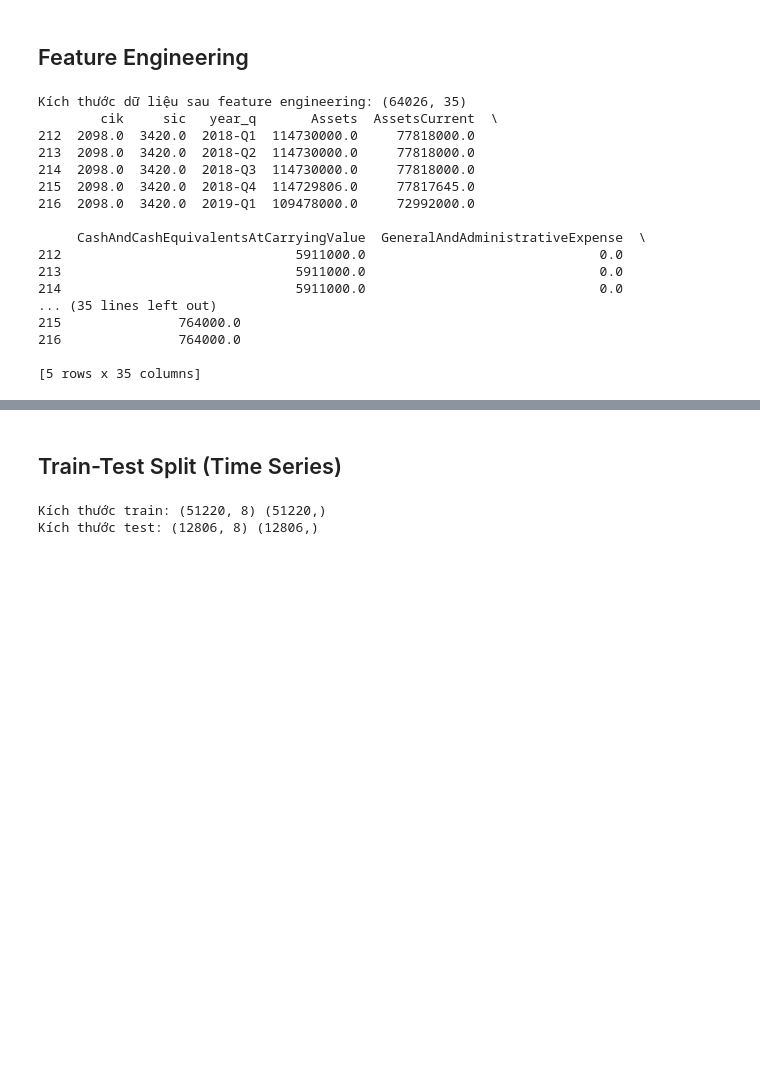
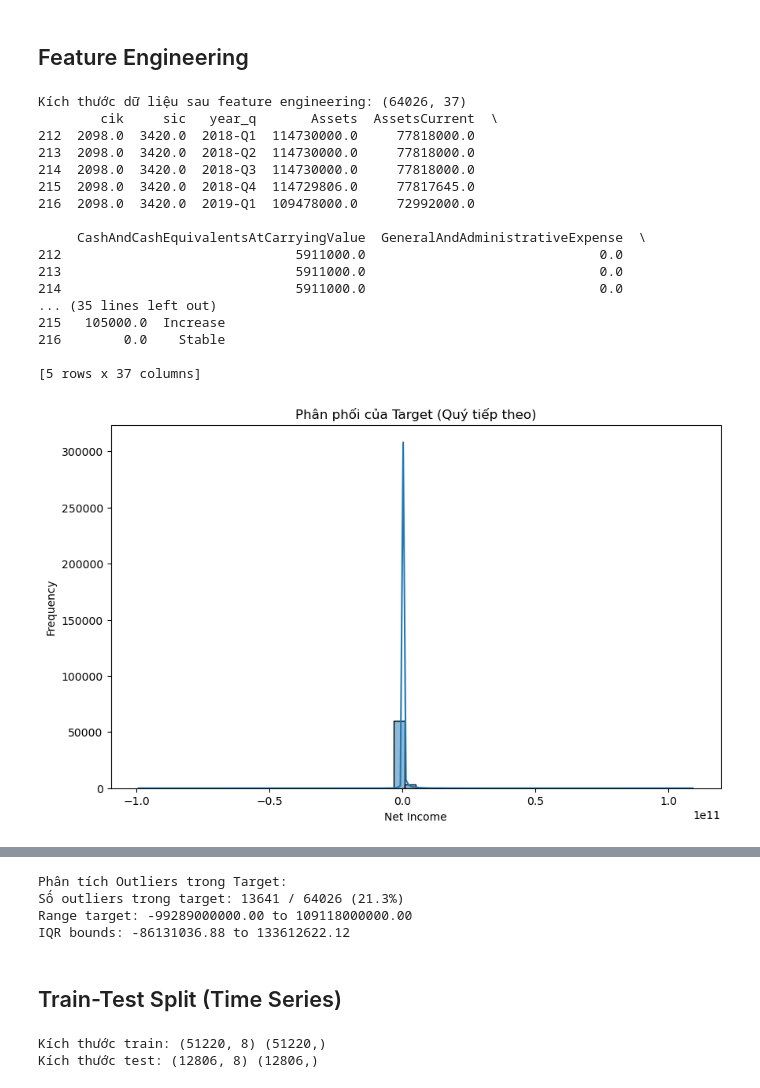
Before and after one commit to Tulokho-code/DM, a Jupyter notebook: DoAn/bai1.ipynb, the cells around one changed output, grey strips where cells are left out. Drawn from its saved outputs; the diff is of its cells as text; code cells hidden in the pictures; blank space fills up the shorter version.

```diff
--- a/DoAn/bai1.ipynb
+++ b/DoAn/bai1.ipynb
@@ -48,9 +114,10 @@ Tên các cột:
 # %%
 # Kiểm tra giá trị thiếu
 print("Giá trị thiếu theo cột:")
-print(df.isnull().sum())
+print(df_raw.isnull().sum())
 
 # Xử lý giá trị thiếu
+df = df_raw.copy()
 df = df.dropna()
 
 if 'year_q' in df.columns:
@@ -83,41 +150,82 @@ dtype: int64
 # %% [markdown]
 ## Feature Engineering
 # %%
-# Tạo lag features
+# Tạo features
 df['NetIncome_Lag1'] = df.groupby('cik')['NetIncomeLoss'].shift(1)
 df['Revenue_Lag1'] = df.groupby('cik')['Revenues'].shift(1)
 
 # Tỷ lệ tăng trưởng
 df['NetIncome_Growth'] = (df['NetIncomeLoss'] - df['NetIncome_Lag1']) / df['NetIncome_Lag1'].replace(0, np.nan).abs()
 df['Revenue_Growth'] = (df['Revenues'] - df['Revenue_Lag1']) / df['Revenue_Lag1'].replace(0, np.nan).abs()
 
 df['Current_Ratio'] = df['Assets'] / df['Liabilities'].replace(0, np.nan)
 df['Debt_to_Equity'] = df['Liabilities'] / (df['Assets'] - df['Liabilities']).replace(0, np.nan)
 df['ROA'] = df['NetIncomeLoss'] / df['Assets'].replace(0, np.nan)
 df['Profit_Margin'] = df['NetIncomeLoss'] / df['Revenues'].replace(0, np.nan)
 
 # Dự đoán Net Income quý tiếp theo
 df['Target_Next_NetIncome'] = df.groupby('cik')['NetIncomeLoss'].shift(-1)
 
+# Tạo label phân loại dựa trên sự thay đổi từ quý hiện tại đến quý tiếp theo
+df['Change'] = df['Target_Next_NetIncome'] - df['NetIncomeLoss']
+df['Label'] = pd.cut(df['Change'], bins=[-np.inf, -0.01, 0.01, np.inf], labels=['Decrease', 'Stable', 'Increase'])
+
 df = df.replace([np.inf, -np.inf], np.nan).dropna()
 
 print("Kích thước dữ liệu sau feature engineering:", df.shape)
 print(df.head())
+
+# Phân phối Target
+plt.figure(figsize=(10, 6))
+sns.histplot(df['Target_Next_NetIncome'], kde=True, bins=50)
+plt.title('Phân phối của Target (Quý tiếp theo)')
+plt.xlabel('Net Income')
+plt.ylabel('Frequency')
+plt.show()
+
+plt.figure(figsize=(8, 6))
+sns.boxplot(y=df['Target_Next_NetIncome'])
+plt.title('Boxplot của Target')
+plt.ylabel('Net Income')
+plt.show()
+
+# Correlation Heatmap
+features_for_corr = ['NetIncome_Lag1', 'Revenue_Lag1', 'NetIncome_Growth', 'Revenue_Growth', 'Current_Ratio', 'Debt_to_Equity', 'ROA', 'Profit_Margin', 'Target_Next_NetIncome']
+corr = df[features_for_corr].corr()
+
+plt.figure(figsize=(12, 10))
+sns.heatmap(corr, annot=True, cmap='coolwarm', fmt='.2f', linewidths=0.5)
+plt.title('Correlation Heatmap giữa Features và Target')
+plt.show()
+
+# Phân tích Outliers
+print("Phân tích Outliers trong Target:")
+Q1 = df['Target_Next_NetIncome'].quantile(0.25)
+Q3 = df['Target_Next_NetIncome'].quantile(0.75)
+IQR = Q3 - Q1
+lower_bound = Q1 - 1.5 * IQR
+upper_bound = Q3 + 1.5 * IQR
+
+outliers = df[(df['Target_Next_NetIncome'] < lower_bound) | (df['Target_Next_NetIncome'] > upper_bound)]
+print(f"Số outliers trong target: {len(outliers)} / {len(df)} ({len(outliers)/len(df)*100:.1f}%)")
+print(f"Range target: {df['Target_Next_NetIncome'].min():.2f} to {df['Target_Next_NetIncome'].max():.2f}")
+print(f"IQR bounds: {lower_bound:.2f} to {upper_bound:.2f}")
 # %% [output]
-Kích thước dữ liệu sau feature engineering: (64026, 35)
+Kích thước dữ liệu sau feature engineering: (64026, 37)
         cik     sic   year_q       Assets  AssetsCurrent  \
 212  2098.0  3420.0  2018-Q1  114730000.0     77818000.0
 213  2098.0  3420.0  2018-Q2  114730000.0     77818000.0
 214  2098.0  3420.0  2018-Q3  114730000.0     77818000.0
 215  2098.0  3420.0  2018-Q4  114729806.0     77817645.0
 216  2098.0  3420.0  2019-Q1  109478000.0     72992000.0
 
      CashAndCashEquivalentsAtCarryingValue  GeneralAndAdministrativeExpense  \
 212                              5911000.0                              0.0
 213                              5911000.0                              0.0
 214                              5911000.0                              0.0
 ... (35 lines left out)
-215               764000.0
-216               764000.0
+215   105000.0  Increase
+216        0.0    Stable
 
-[5 rows x 35 columns]
+[5 rows x 37 columns]
+[figure, added]
@@ -124,3 +234,7 @@ Kích thước dữ liệu sau feature engineering: (64026, 35)
+Phân tích Outliers trong Target:
+Số outliers trong target: 13641 / 64026 (21.3%)
+Range target: -99289000000.00 to 109118000000.00
+IQR bounds: -86131036.88 to 133612622.12
 # %% [markdown]
 ## Train-Test Split (Time Series)
 # %%
```
Also changed, not shown: parts of 11 cells of this notebook.
